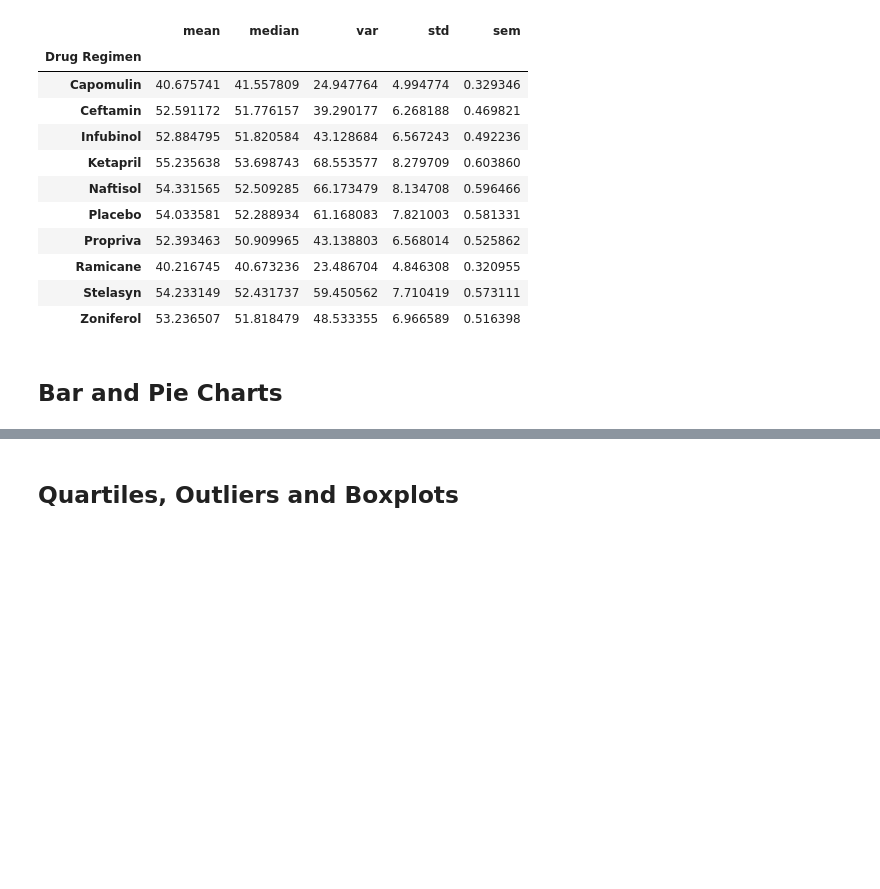
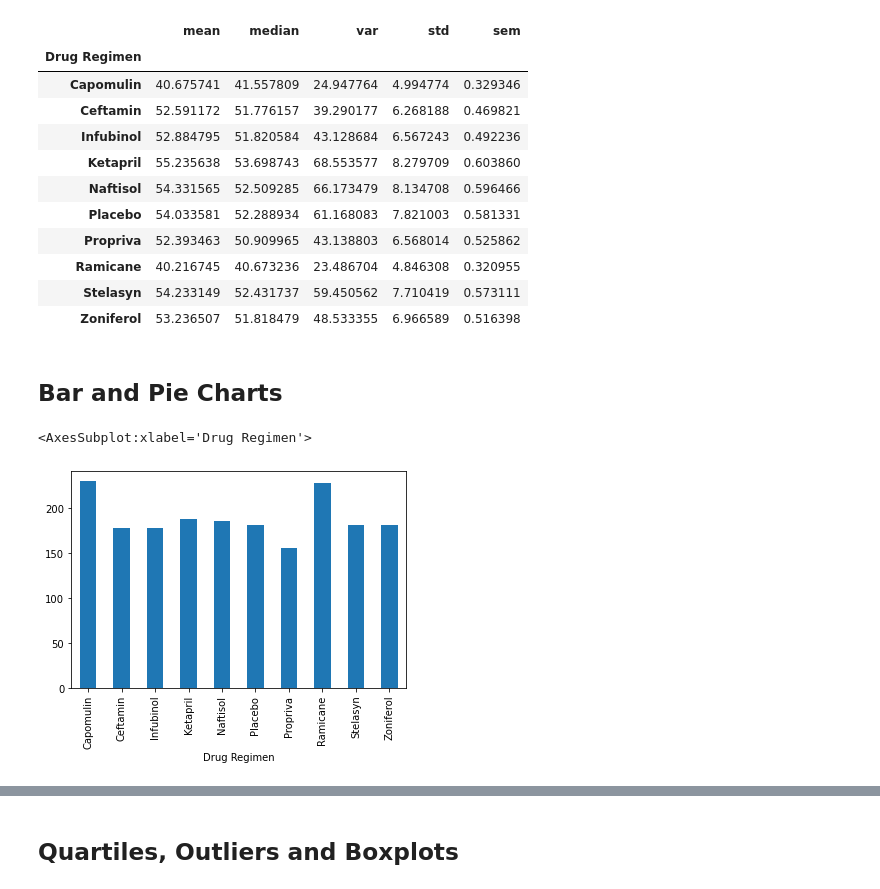
Before and after one commit to kasturiswapna/Matplotlib-challenge, a Jupyter notebook: Pymaceuticals/pymaceuticals_starter.ipynb, the cells around one changed output, grey strips where cells are left out. Saved outputs shown, nothing was run; the diff lists cells and outputs as text; code cells hidden in the pictures; blank space fills up the shorter version.

Commit message:
Bar and Pie charts completed

```diff
--- a/Pymaceuticals/pymaceuticals_starter.ipynb
+++ b/Pymaceuticals/pymaceuticals_starter.ipynb
@@ -115,5 +116,10 @@ reg_df['Tumor Volume (mm3)'].agg(['mean','median','var','std','sem'])
 ## Bar and Pie Charts
 # %%
 # Generate a bar plot showing the total number of measurements taken on each drug regimen using pandas.
+df = reg_df['Timepoint'].count()
+df.plot.bar()
+# %% [output]
+<AxesSubplot:xlabel='Drug Regimen'>
+[figure, added]
 # %%
 # Generate a bar plot showing the total number of measurements taken on each drug regimen using pyplot.
```
Also changed, not shown: parts of 4 cells of this notebook.
